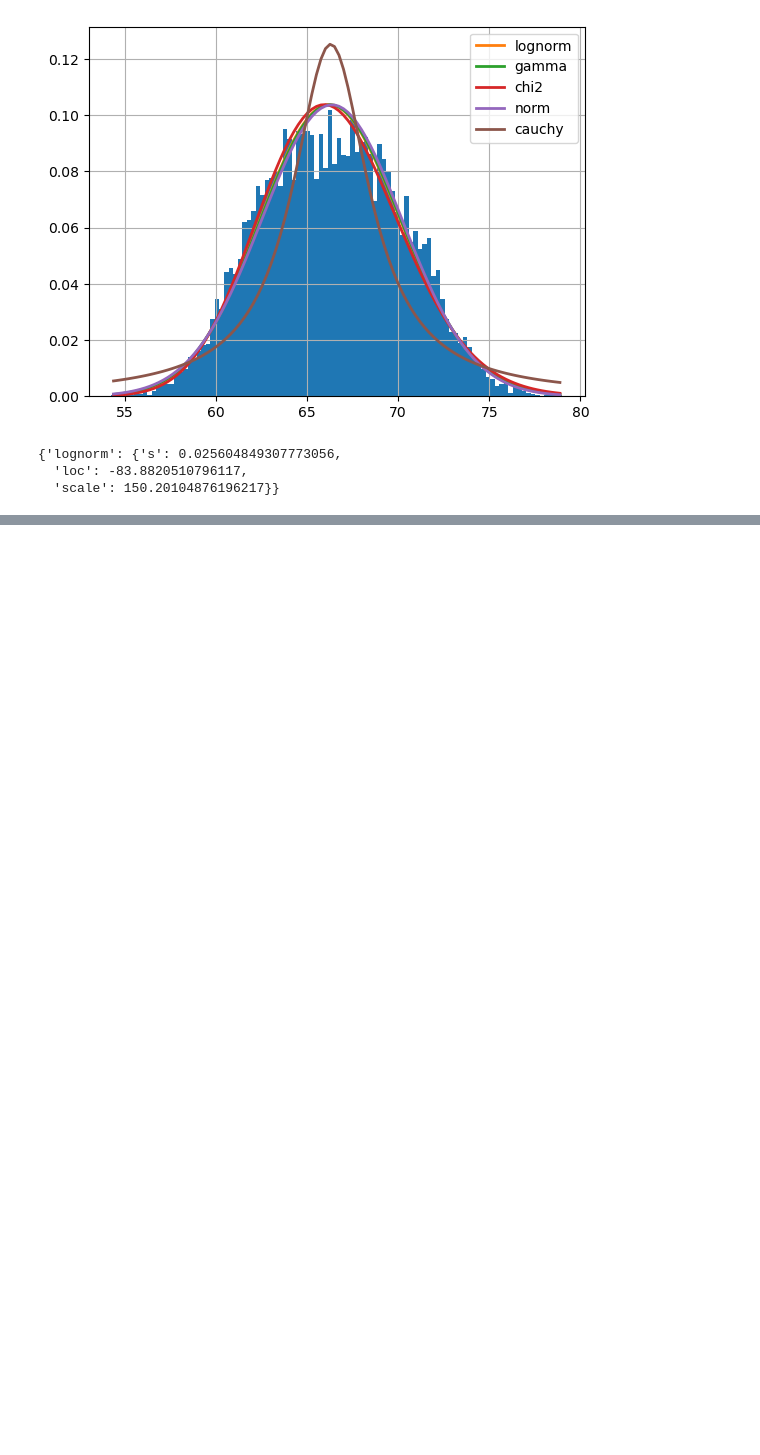
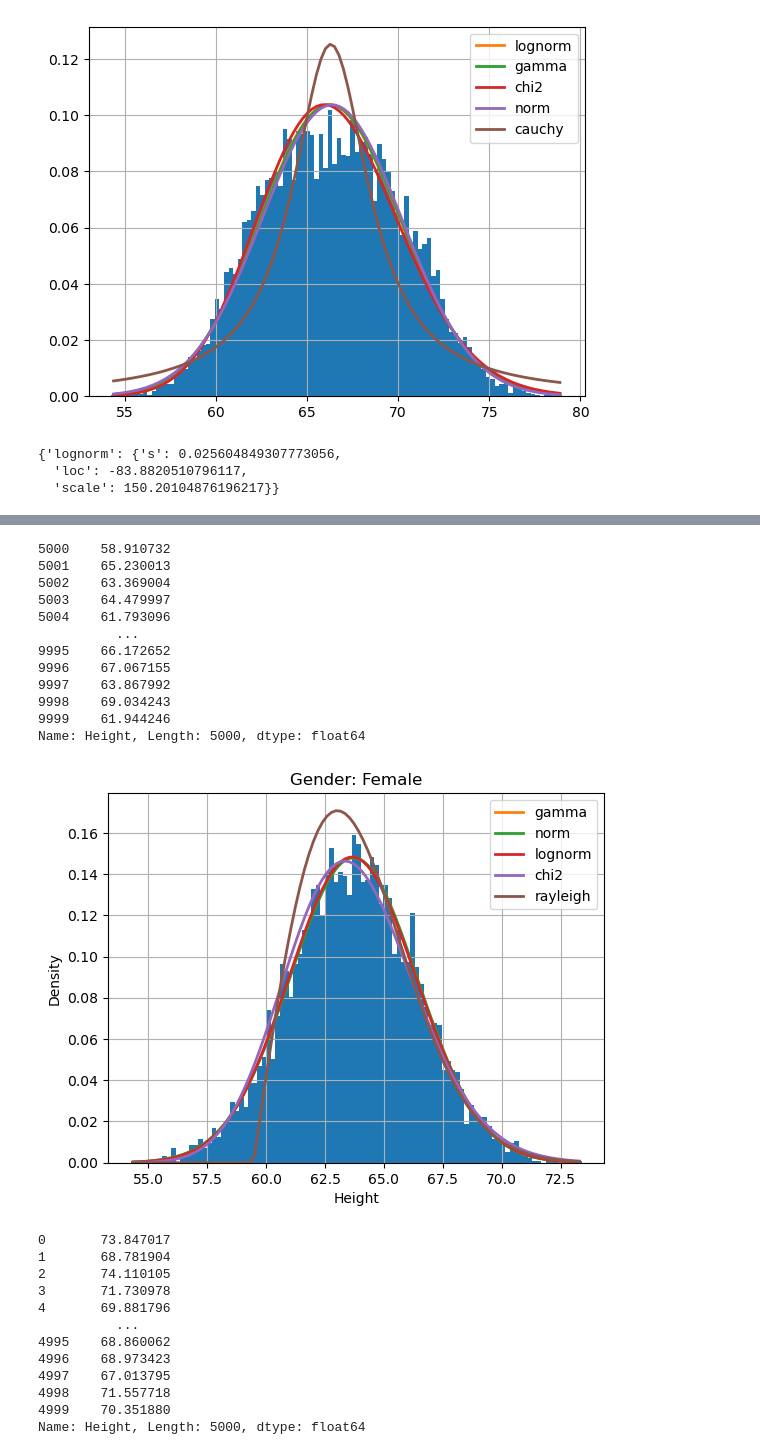
Before and after one commit to adrianatrevinoe/ArtificialInteligenceDocuments, a Jupyter notebook: PandasTips.ipynb, the cells around one changed output, grey strips where cells are left out. Cells and saved outputs as stored; diff of their text form; code cells hidden in the pictures; blank space fills up the shorter version.

```diff
--- a/PandasTips.ipynb
+++ b/PandasTips.ipynb
@@ -541,0 +562,43 @@ dist_fitter.get_best(method = 'sumsquare_error')
+# %%
+
+df = pd.read_csv(filepath_or_buffer="datasets/weight-height.csv", sep=',', skiprows=0)
+gender = df.groupby('Gender')
+
+# Create subplots for each gender
+for gender_name, group in gender:
+    height = group['Height']
+    print(height)
+    dist_fitter = Fitter(height, distributions=get_common_distributions())
+    dist_fitter.fit()
+    dist_fitter.summary()
+
+    plt.title(f"Gender: {gender_name}")
+    plt.xlabel("Height")
+    plt.ylabel("Density")
+    plt.show()
+# %% [output]
+5000    58.910732
+5001    65.230013
+5002    63.369004
+5003    64.479997
+5004    61.793096
+          ...
+9995    66.172652
+9996    67.067155
+9997    63.867992
+9998    69.034243
+9999    61.944246
+Name: Height, Length: 5000, dtype: float64
+[figure, added]
+0       73.847017
+1       68.781904
+2       74.110105
+3       71.730978
+4       69.881796
+          ...
+4995    68.860062
+4996    68.973423
+4997    67.013795
+4998    71.557718
+4999    70.351880
+Name: Height, Length: 5000, dtype: float64
```
Also changed, not shown: parts of 3 cells of this notebook.
